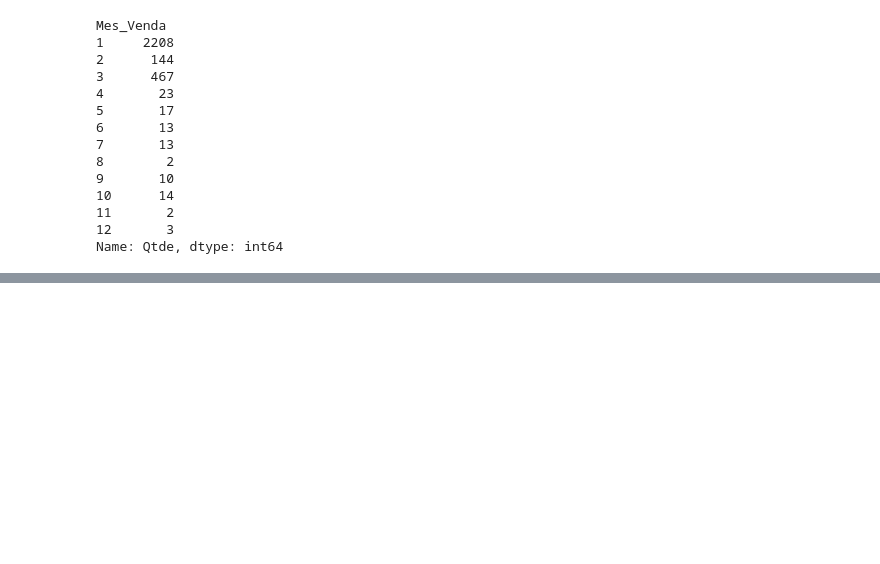
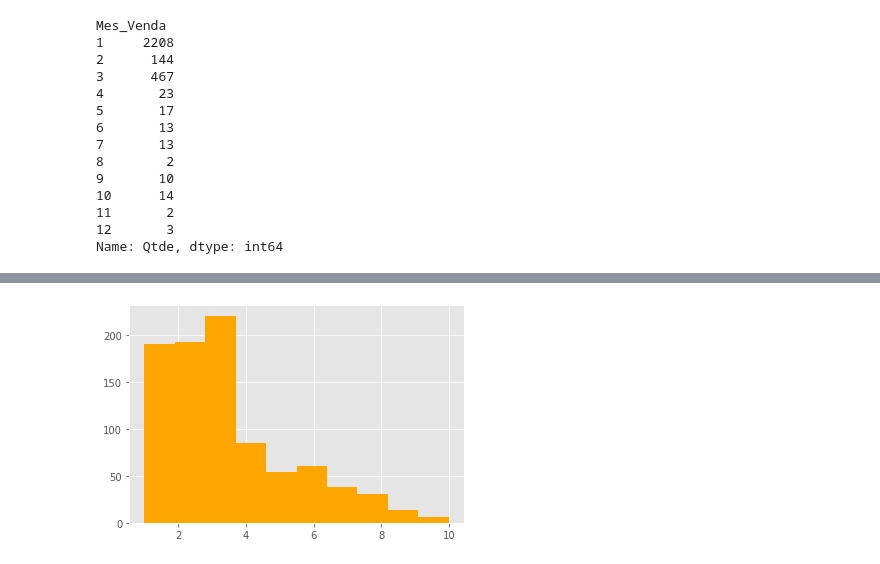
Before and after one commit to ViFLara/Statistics-and-Machine-Learning, a Jupyter notebook: Aula2_pandas.ipynb, the cells around one changed output, grey strips where cells are left out. Saved outputs shown, nothing was run; the diff lists cells and outputs as text; code cells hidden in the pictures; blank space fills up the shorter version.

```diff
--- a/Aula2_pandas.ipynb
+++ b/Aula2_pandas.ipynb
@@ -371,0 +393,5 @@ KeyError: ignored
+# %%
+# histograma
+plt.hist(df['Qtde'], color="orange");
+# %% [output]
+[figure, added]
```
Also changed, not shown: parts of 14 cells of this notebook.
